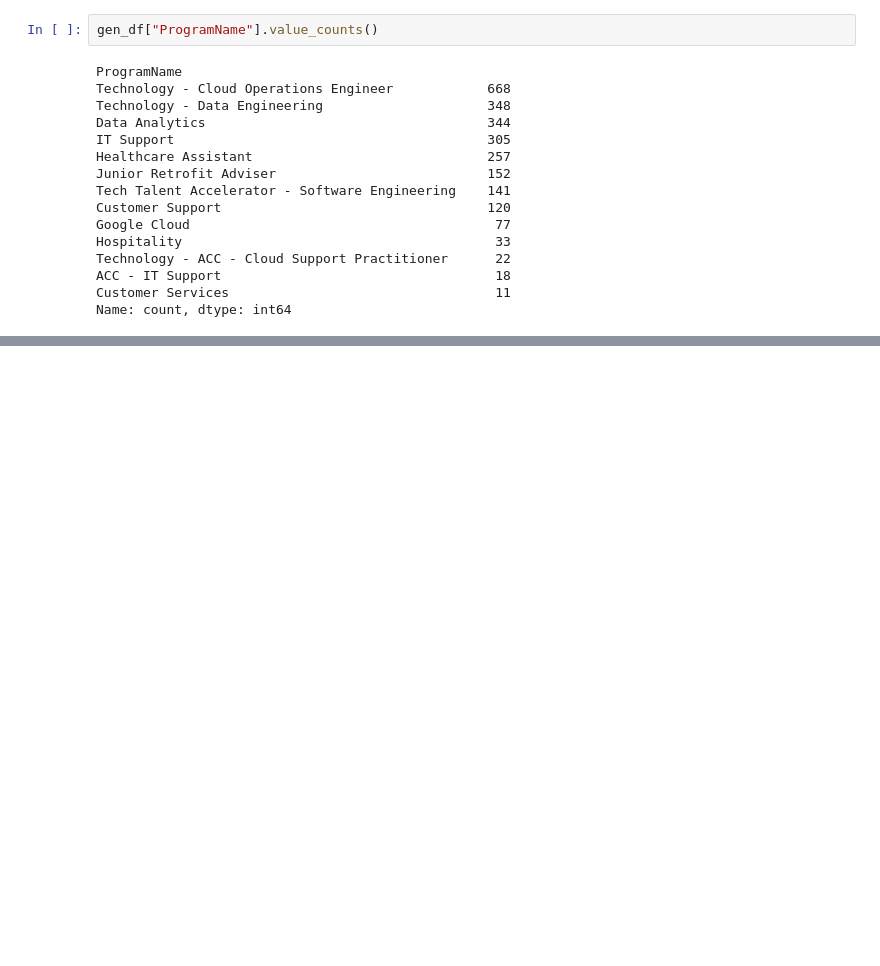
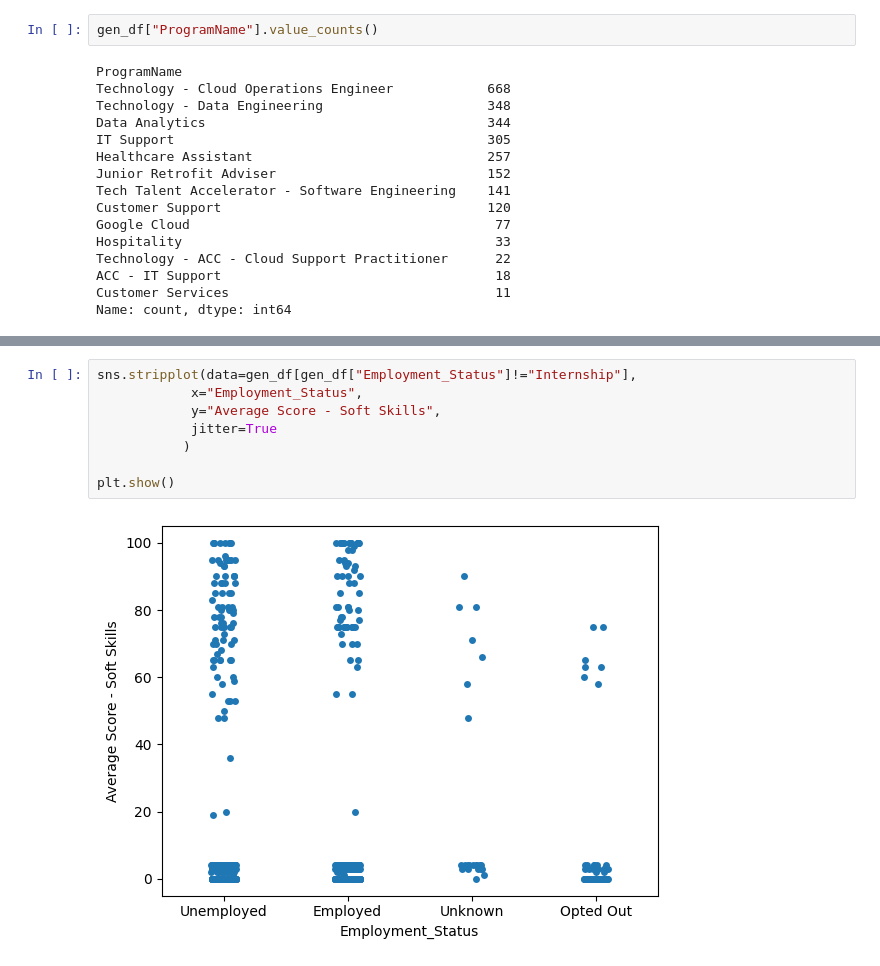
Before and after one commit to Meg-Guidry/Codeop_individul_project, a Jupyter notebook: initial_EDA.ipynb, the cells around one changed output, grey strips where cells are left out. Saved outputs shown, nothing was run; the diff lists cells and outputs as text; blank space fills up the shorter version.

```diff
--- a/initial_EDA.ipynb
+++ b/initial_EDA.ipynb
@@ -701,0 +772,10 @@ def histplot_col(column=list(gen_df.columns)):
+# %%
+sns.stripplot(data=gen_df[gen_df["Employment_Status"]!="Internship"],
+            x="Employment_Status",
+            y="Average Score - Soft Skills",
+            jitter=True
+           )
+
+plt.show()
+# %% [output]
+[figure, added]
```
Also changed, not shown: parts of 21 cells of this notebook, 1 other file.
